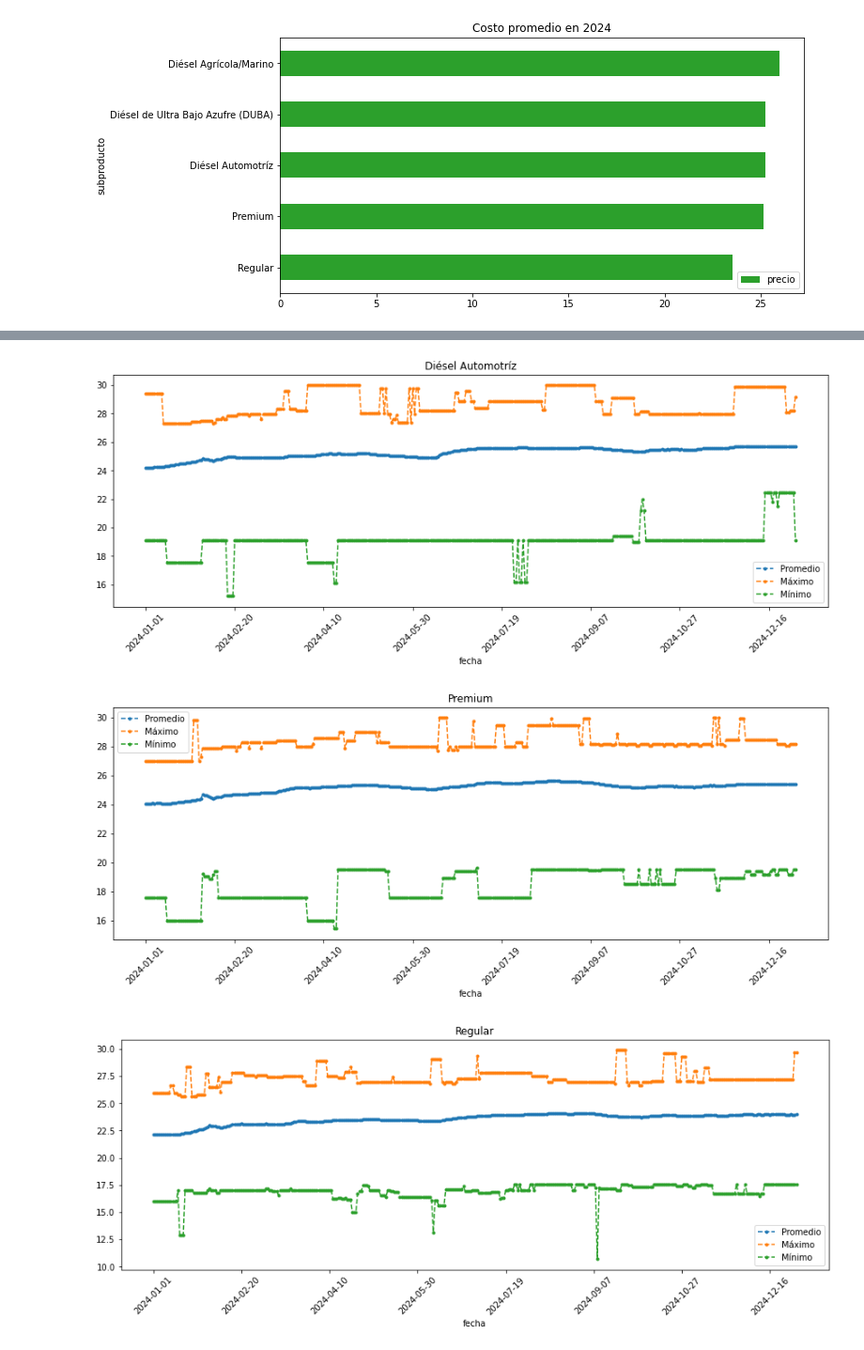
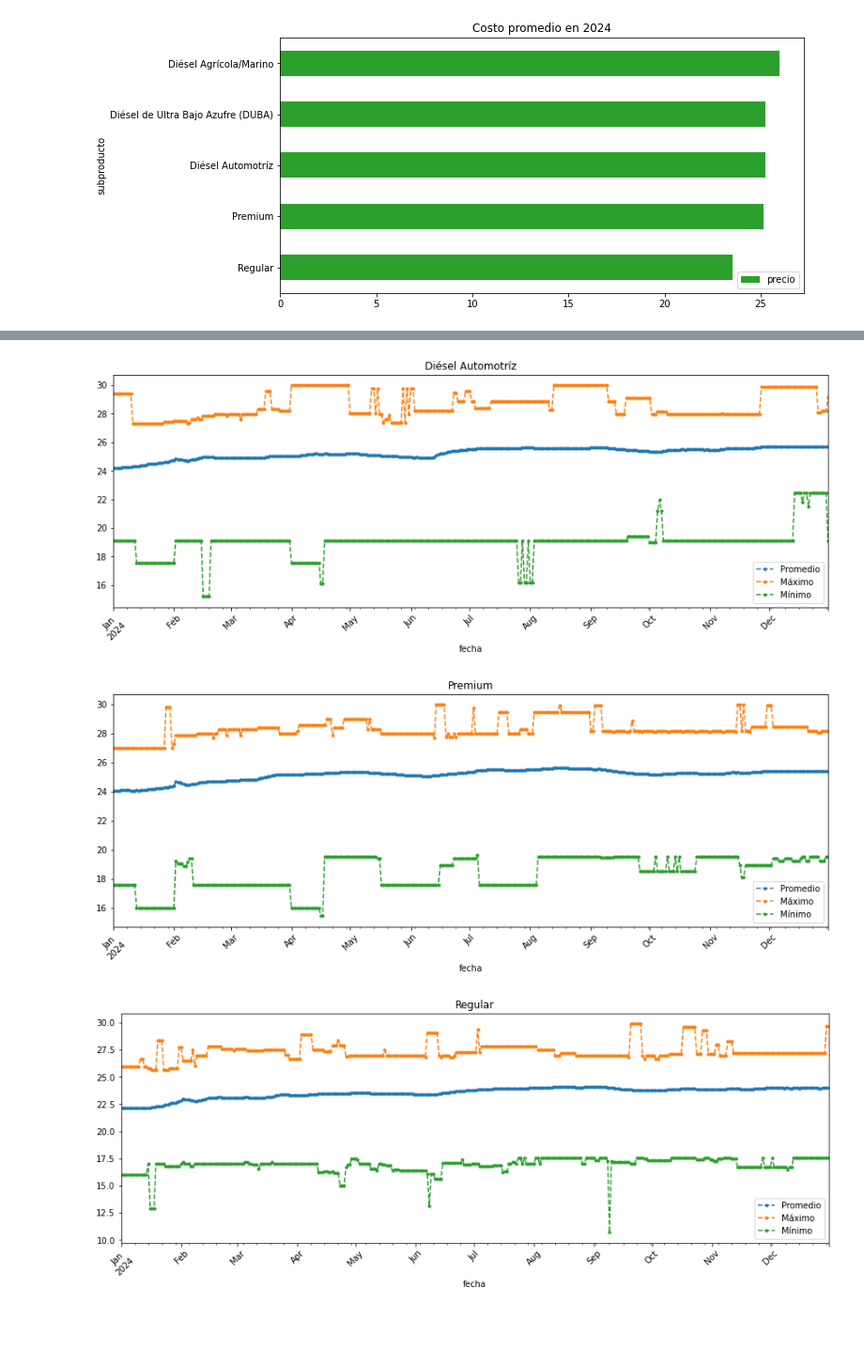
Before and after one commit to rsevp/Portafolio, a Jupyter notebook: combustibles2024.ipynb, the cells around one changed output, grey strips where cells are left out. Shown at 94% size. Saved outputs shown, nothing was run; the diff lists cells and outputs as text; code cells hidden in the pictures; blank space fills up the shorter version.

```diff
--- a/combustibles2024.ipynb
+++ b/combustibles2024.ipynb
@@ -62,10 +70,15 @@ memory usage: 420.3+ MB
 # %%
 #nos preguntamos por el número de gasolinas distintas que se toman en cuenta.
 categories = pd.unique(data['subproducto'])
-print(len(categories))
-print(categories)
+print(f'-Hay {len(categories)} tipos de gasolina.')
+print(f'-Los subproductos registrados son: {categories}')
 
 #igual el numero de permisos
 permisos = pd.unique(data['numeropermiso'])
-print(len(permisos))
+print(f'-Hay {len(permisos)} permisos.')
+
+#convertimos fecha a datetime
+data.fecha = pd.to_datetime(data['fecha'])
+
+print('El precio falta en la mitad de los registros')
 # %% [output]
@@ -91,29 +106,33 @@ sub.plot(title='Costo promedio en 2024', kind='barh', color = 'C2', figsize = (1
 2. Ordenar temporalmente por la columna 'fecha', la opcion más *directa* es **separar** 'fecha' en tres columnas (o dos), la segunda opción es aprovechar el unicode pues en python debe funcionar la comparación de cada fecha con el operador > y simplemete usar el método sort_values() como anteriormente se hizo, la tercera opcion es darse cuenta que ya esta ordenadas por fecha por que así se generan los datos.
 3. El problema es que hay muchos tipos de permiso, como vimos en la exploración, por lo que se deben **agrupar** los registros por fecha, elegimos promediar, aunque eso oscurece cuánto varía el precio en cada permiso cada día.
 # %%
-#graficar con pandas es la manera mas simple, pero incluye pocas opciones
+%matplotlib inline
+
+#Omitimos los valores faltantes.
+categories = categories[categories!='Diésel Industrial']
+data=data.dropna()
 
 ldf = []
 j=0
 for i in categories:
 
     res = data[data.subproducto == i]
     dummy = res['precio'].groupby(data['fecha'])
 
 
     means = dummy.agg('mean') #obtener: promedio, mínimo y máximo
-    means.name = 'Promedio' #cambio en el nombre del DF
+    means.name = 'Promedio' #cambio en el nombre del dataframe
 
     sup = dummy.agg('max')
     sup.name = 'Máximo'
 
     inf = dummy.agg('min')
     inf.name = 'Mínimo'
 
-    #pandas puede presentar todas las líneas de un dataframe
+    #pandas puede presentar todas las líneas de un dataframe,
     precio_anual = pd.concat([means,sup,inf], axis=1)
     precio_anual.plot(kind='line',rot=45,title=i,figsize=(15,5),style='.--')
 # %% [output]
-[figure, old version]
+[figure, new version]
-[figure, old version]
+[figure, new version]
-[figure, old version]
+[figure, new version]
```
Also changed, not shown: parts of 9 cells of this notebook.
